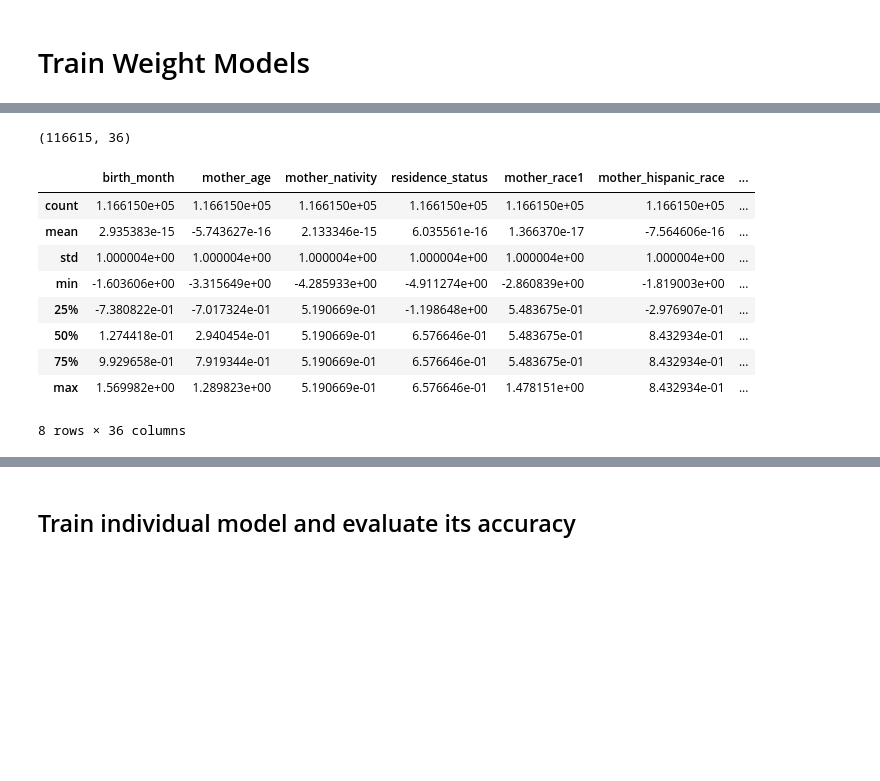
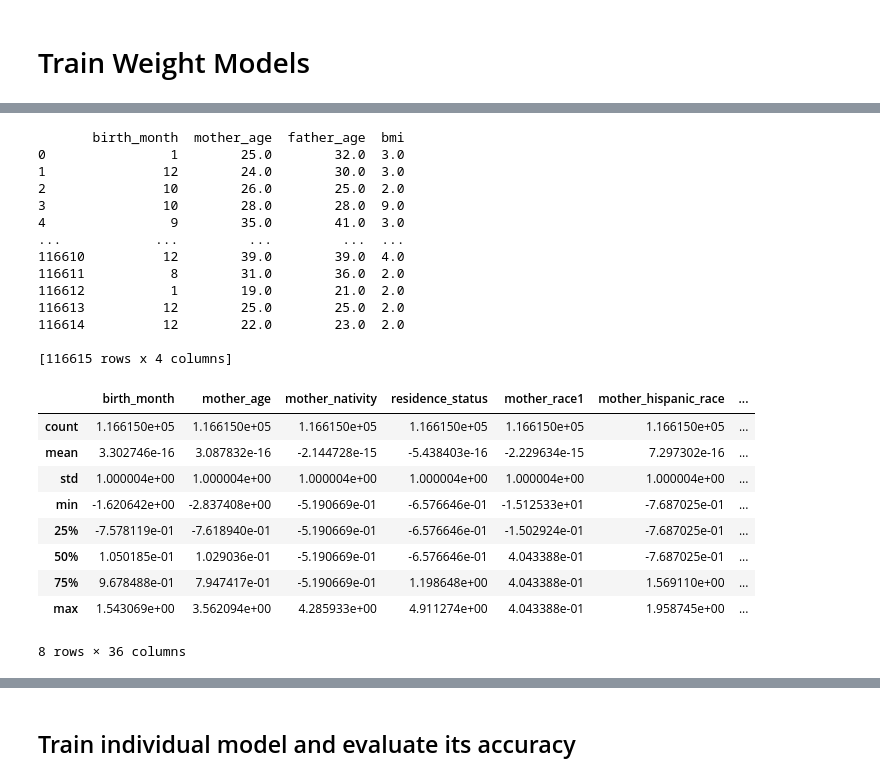
Before and after one commit to frankiepun/capstone_childbirth, a Jupyter notebook: childbirth_model_weight.ipynb, the cells around one changed output, grey strips where cells are left out. Cells and saved outputs as stored; diff of their text form; code cells hidden in the pictures; blank space fills up the shorter version.

```diff
--- a/childbirth_model_weight.ipynb
+++ b/childbirth_model_weight.ipynb
@@ -94,23 +94,35 @@ print(column_list.shape)
 (38,)
 # %%
 # calculate and saved the scaler for each feature
-X_train_scaled = util_handle_na(X_train_from_file[column_list].copy())
+X_train_scaled = util_handle_na_and_type(X_train_from_file[column_list].copy(), "weight")
 X_train_scaled = util_calc_save_scaler(X_train_scaled, "weight")
-print(X_train_scaled.shape)
 
 # sanity check. mean = 0, std dev = 1
 display(X_train_scaled.describe())
 # %% [output]
-(116615, 36)
+       birth_month  mother_age  father_age  bmi
+0                1        25.0        32.0  3.0
+1               12        24.0        30.0  3.0
+2               10        26.0        25.0  2.0
+3               10        28.0        28.0  9.0
+4                9        35.0        41.0  3.0
+...            ...         ...         ...  ...
+116610          12        39.0        39.0  4.0
+116611           8        31.0        36.0  2.0
+116612           1        19.0        21.0  2.0
+116613          12        25.0        25.0  2.0
+116614          12        22.0        23.0  2.0
+
+[116615 rows x 4 columns]
 |  | birth_month | mother_age | mother_nativity | residence_status | mother_race1 | mother_hispanic_race | ... |
 | count | 1.166150e+05 | 1.166150e+05 | 1.166150e+05 | 1.166150e+05 | 1.166150e+05 | 1.166150e+05 | ... |
-| mean | 2.935383e-15 | -5.743627e-16 | 2.133346e-15 | 6.035561e-16 | 1.366370e-17 | -7.564606e-16 | ... |
+| mean | 3.302746e-16 | 3.087832e-16 | -2.144728e-15 | -5.438403e-16 | -2.229634e-15 | 7.297302e-16 | ... |
 | std | 1.000004e+00 | 1.000004e+00 | 1.000004e+00 | 1.000004e+00 | 1.000004e+00 | 1.000004e+00 | ... |
-| min | -1.603606e+00 | -3.315649e+00 | -4.285933e+00 | -4.911274e+00 | -2.860839e+00 | -1.819003e+00 | ... |
-| 25% | -7.380822e-01 | -7.017324e-01 | 5.190669e-01 | -1.198648e+00 | 5.483675e-01 | -2.976907e-01 | ... |
-| 50% | 1.274418e-01 | 2.940454e-01 | 5.190669e-01 | 6.576646e-01 | 5.483675e-01 | 8.432934e-01 | ... |
-| 75% | 9.929658e-01 | 7.919344e-01 | 5.190669e-01 | 6.576646e-01 | 5.483675e-01 | 8.432934e-01 | ... |
-| max | 1.569982e+00 | 1.289823e+00 | 5.190669e-01 | 6.576646e-01 | 1.478151e+00 | 8.432934e-01 | ... |
+| min | -1.620642e+00 | -2.837408e+00 | -5.190669e-01 | -6.576646e-01 | -1.512533e+01 | -7.687025e-01 | ... |
+| 25% | -7.578119e-01 | -7.618940e-01 | -5.190669e-01 | -6.576646e-01 | -1.502924e-01 | -7.687025e-01 | ... |
+| 50% | 1.050185e-01 | 1.029036e-01 | -5.190669e-01 | -6.576646e-01 | 4.043388e-01 | -7.687025e-01 | ... |
+| 75% | 9.678488e-01 | 7.947417e-01 | -5.190669e-01 | 1.198648e+00 | 4.043388e-01 | 1.569110e+00 | ... |
+| max | 1.543069e+00 | 3.562094e+00 | 4.285933e+00 | 4.911274e+00 | 4.043388e-01 | 1.958745e+00 | ... |
 8 rows × 36 columns
 # %%
 # scaled the data to mean=0 and std dev=1
```
Also changed, not shown: parts of 5 cells of this notebook, 39 other files.
